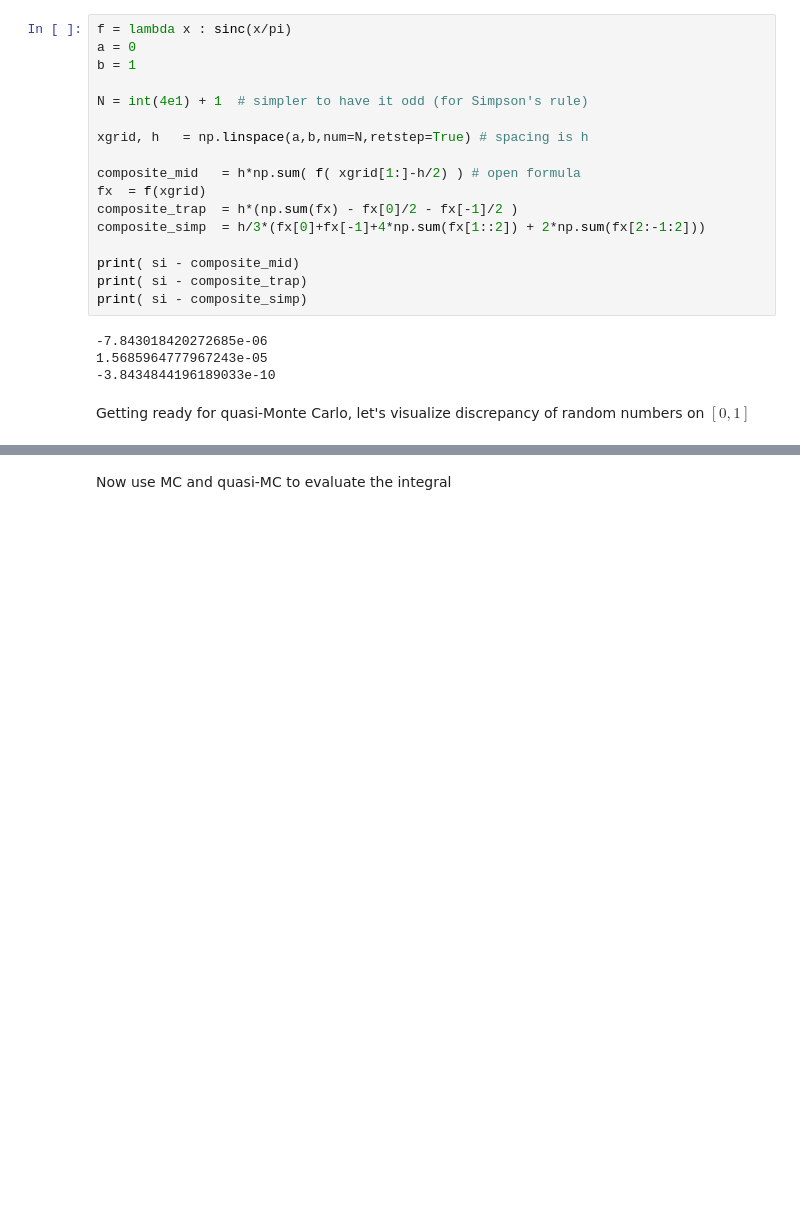
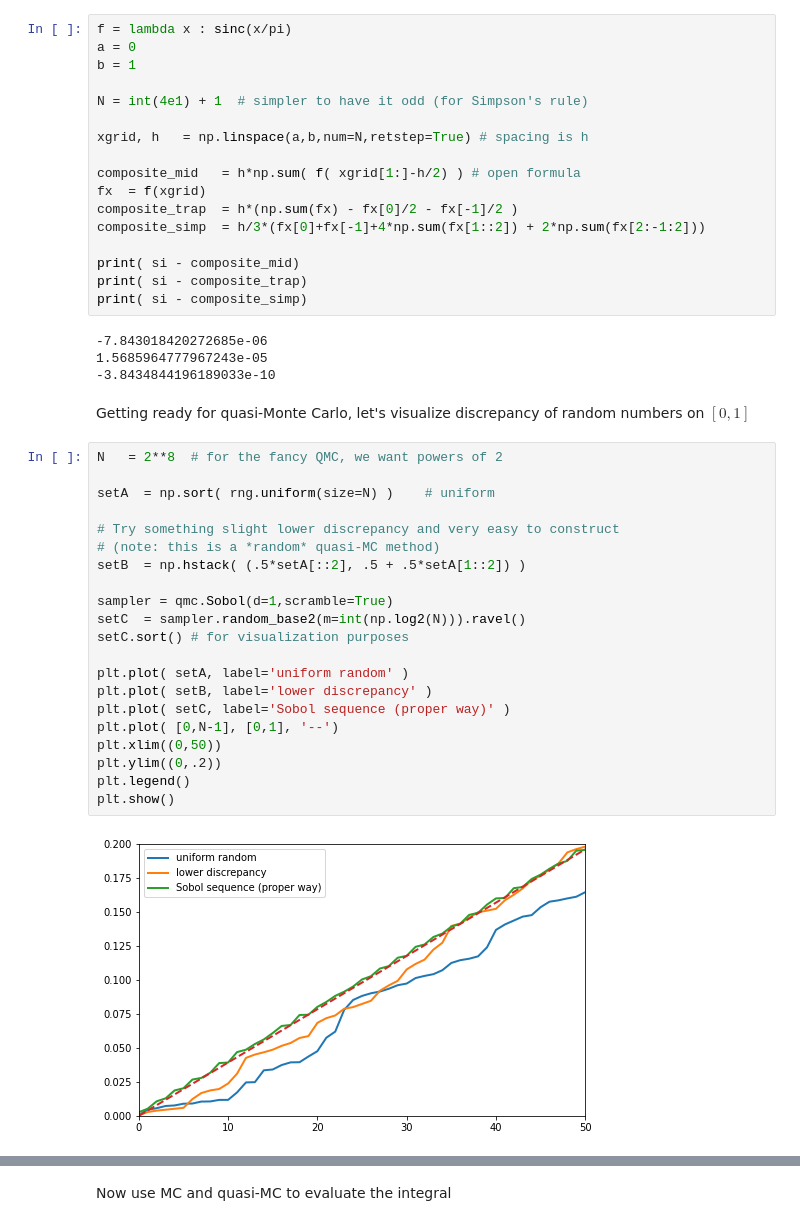
Before and after one commit to stephenbeckr/randomized-algorithm-class, a Jupyter notebook: Demos/demo14_MonteCarlo_and_improvements.ipynb, the cells around one changed output, grey strips where cells are left out. Saved outputs shown, nothing was run; the diff lists cells and outputs as text; blank space fills up the shorter version.

```diff
--- a/Demos/demo14_MonteCarlo_and_improvements.ipynb
+++ b/Demos/demo14_MonteCarlo_and_improvements.ipynb
@@ -67,4 +85,27 @@ print( si - composite_simp)
 -3.8434844196189033e-10
 # %% [markdown]
 Getting ready for quasi-Monte Carlo, let's visualize discrepancy of random numbers on $[0,1]$
+# %%
+N   = 2**8  # for the fancy QMC, we want powers of 2
+
+setA  = np.sort( rng.uniform(size=N) )    # uniform
+
+# Try something slight lower discrepancy and very easy to construct
+# (note: this is a *random* quasi-MC method)
+setB  = np.hstack( (.5*setA[::2], .5 + .5*setA[1::2]) )
+
+sampler = qmc.Sobol(d=1,scramble=True)
+setC  = sampler.random_base2(m=int(np.log2(N))).ravel()
+setC.sort() # for visualization purposes
+
+plt.plot( setA, label='uniform random' )
+plt.plot( setB, label='lower discrepancy' )
+plt.plot( setC, label='Sobol sequence (proper way)' )
+plt.plot( [0,N-1], [0,1], '--')
+plt.xlim((0,50))
+plt.ylim((0,.2))
+plt.legend()
+plt.show()
+# %% [output]
+[figure, added]
 # %%
```
Also changed, not shown: parts of 16 cells of this notebook.
